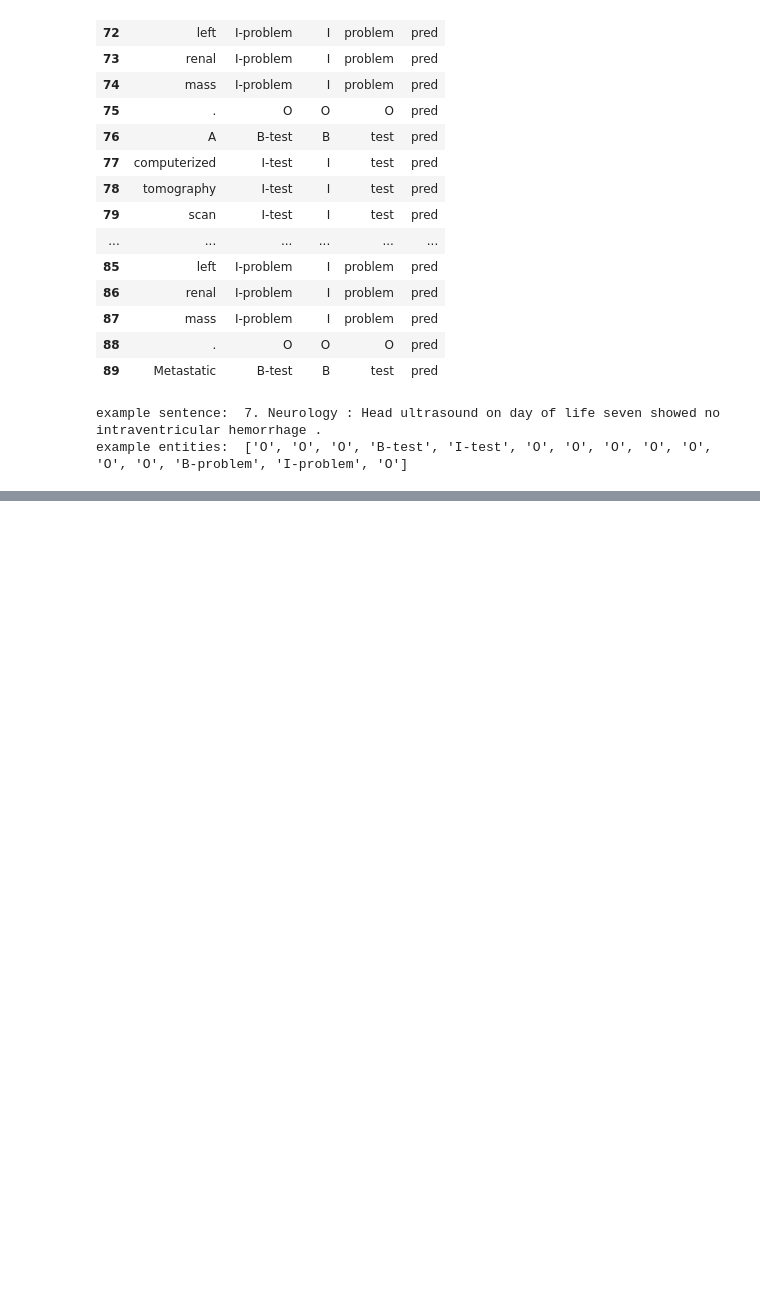
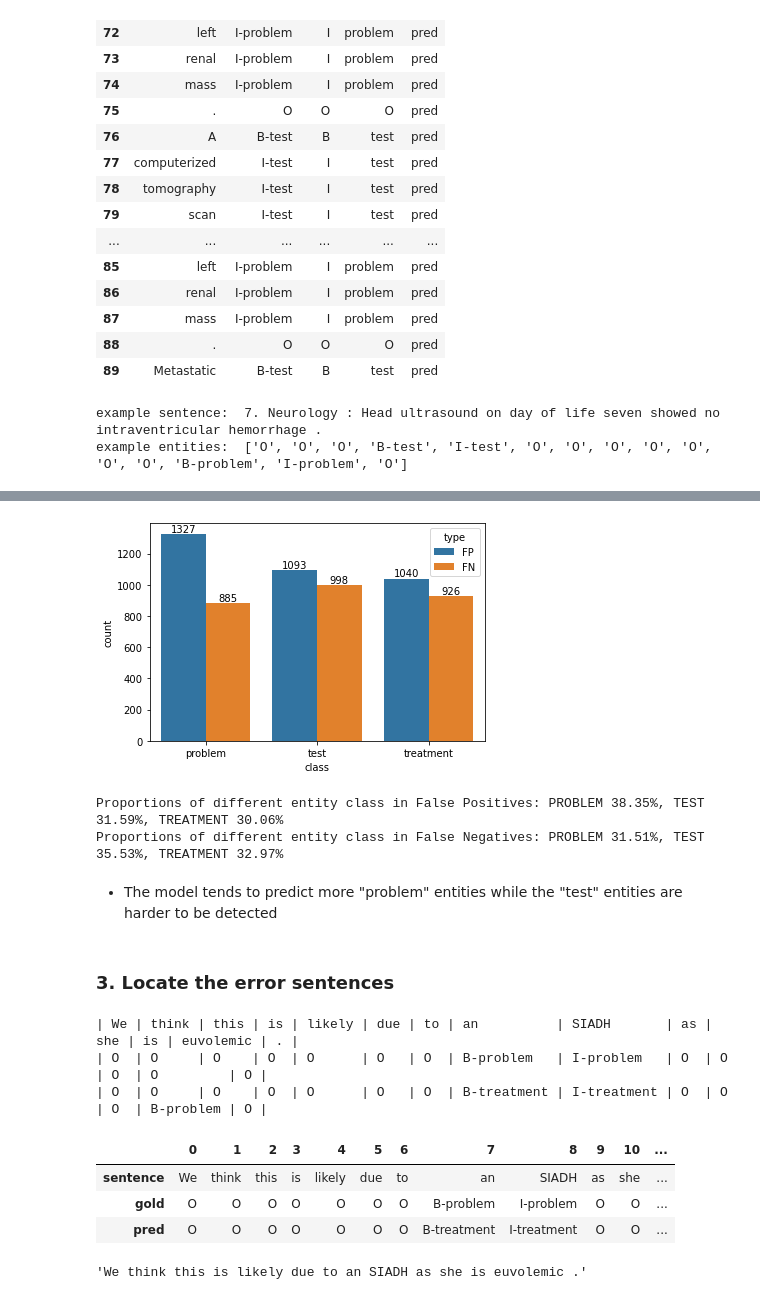
Before and after one commit to axa-rev-research/biobert-pytorch, a Jupyter notebook: named-entity-recognition/analysis.ipynb, the cells around one changed output, grey strips where cells are left out. Cells and saved outputs as stored; diff of their text form; code cells hidden in the pictures; blank space fills up the shorter version.

```diff
--- a/named-entity-recognition/analysis.ipynb
+++ b/named-entity-recognition/analysis.ipynb
@@ -197,0 +206,12 @@ def extract_tp_actual_correct_lenient(y_true, y_pred, suffix, *args):
+# %%
+nw = np.append(fp_sum,fn_sum)
+# %%
+df_error = pd.DataFrame(columns=['class', 'count', 'type'])
+# # df_error['type'] = "fp"
+# df_error = pd.concat((df_error, pd.DataFrame(fn_sum.reshape(1,-1), columns=['problem', 'test', 'treatment'])), axis=0, ignore_index=True)
+# # df_error.at[1,'type'] = "fn"
+# df_error = df_error.rename(index={0:'fp',1:'fn'})
+df_error['class'] = ['problem','test','treatment','problem','test','treatment']
+df_error['count'] = nw
+df_error['type'] = ['FP','FP','FP','FN','FN','FN']
+df_error
@@ -197,0 +226,21 @@ def extract_tp_actual_correct_lenient(y_true, y_pred, suffix, *args):
+# %%
+plots = sns.barplot(x='class', y='count',hue='type',data=df_error)
+# Iterrating over the bars one-by-one to add annotations
+for bar in plots.patches:
+    plots.annotate(format(int(bar.get_height())),
+                   (bar.get_x() + bar.get_width() / 2,
+                    bar.get_height()), ha='center', va='center',
+                   size=10, xytext=(0, 5),
+                   textcoords='offset points')
+# %% [output]
+[figure, added]
+# %%
+print(f"Proportions of different entity class in False Positives: PROBLEM {(fp_sum[0]/fp_sum.sum()):.2%}, TEST {(fp_sum[1]/fp_sum.sum()):.2%}, TREATMENT {(fp_sum[2]/fp_sum.sum()):.2%}")
+print(f"Proportions of different entity class in False Negatives: PROBLEM {(fn_sum[0]/fn_sum.sum()):.2%}, TEST {(fn_sum[1]/fn_sum.sum()):.2%}, TREATMENT {(fn_sum[2]/fn_sum.sum()):.2%}")
+# %% [output]
+Proportions of different entity class in False Positives: PROBLEM 38.35%, TEST 31.59%, TREATMENT 30.06%
+Proportions of different entity class in False Negatives: PROBLEM 31.51%, TEST 35.53%, TREATMENT 32.97%
+# %% [markdown]
+- The model tends to predict more "problem" entities while the "test" entities are harder to be detected
+# %% [markdown]
+### 3. Locate the error sentences
@@ -197,0 +292,21 @@ def extract_tp_actual_correct_lenient(y_true, y_pred, suffix, *args):
+# %%
+error_id = 4
+sent_id = fn['problem'][error_id][2][0]
+print(tabulate([sents_g[sent_id],ents_g[sent_id],ents_p[sent_id]], tablefmt='orgtbl'))
+# %% [output]
+| We | think | this | is | likely | due | to | an          | SIADH       | as | she | is | euvolemic | . |
+| O  | O     | O    | O  | O      | O   | O  | B-problem   | I-problem   | O  | O   | O  | O         | O |
+| O  | O     | O    | O  | O      | O   | O  | B-treatment | I-treatment | O  | O   | O  | B-problem | O |
+# %%
+check_fn = pd.DataFrame([sents_g[sent_id],ents_g[sent_id],ents_p[sent_id]])
+check_fn = check_fn.rename(index={0:'sentence',1:'gold',2:'pred'})
+check_fn
+# %% [output]
+|  | 0 | 1 | 2 | 3 | 4 | 5 | 6 | 7 | 8 | 9 | 10 | ... |
+| sentence | We | think | this | is | likely | due | to | an | SIADH | as | she | ... |
+| gold | O | O | O | O | O | O | O | B-problem | I-problem | O | O | ... |
+| pred | O | O | O | O | O | O | O | B-treatment | I-treatment | O | O | ... |
+# %%
+' '.join(list(check_fn.loc['sentence']))
+# %% [output]
+'We think this is likely due to an SIADH as she is euvolemic .'
```
Also changed, not shown: parts of 10 cells of this notebook, 3 other files.
